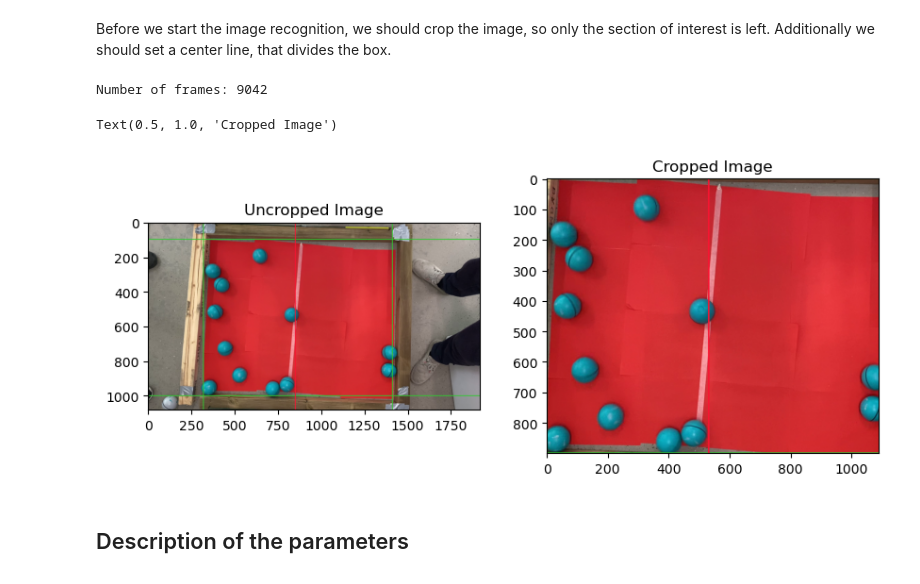
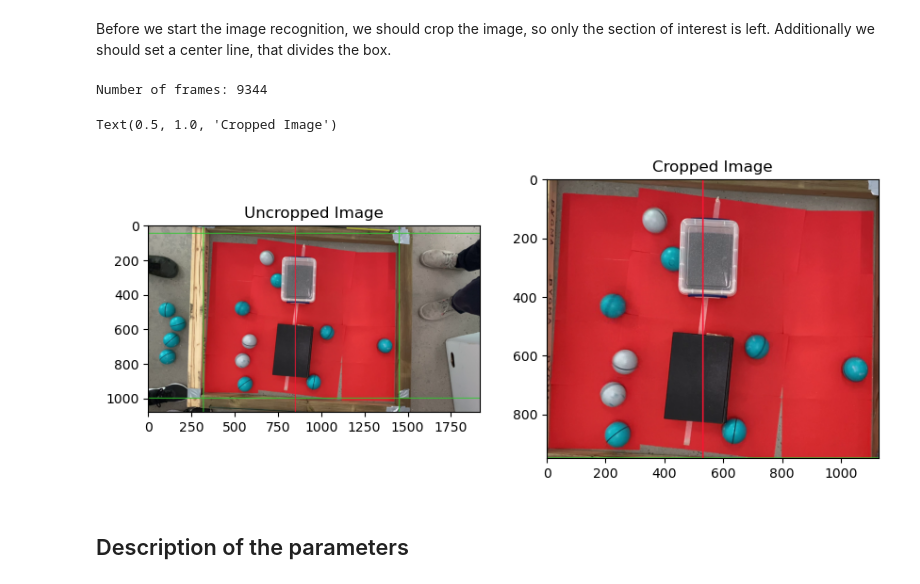
Before and after one commit to Focus9752/termo-lab, a Jupyter notebook: Den Anden Lov/Kattebolde_tælleren.ipynb, the cells around one changed output. Saved outputs shown, nothing was run; the diff lists cells and outputs as text; code cells hidden in the pictures.

```diff
--- a/Den Anden Lov/Kattebolde_tælleren.ipynb
+++ b/Den Anden Lov/Kattebolde_tælleren.ipynb
@@ -20,46 +20,47 @@ import numpy as np
 <h2> Cropping of the image
 # %% [markdown]
 Before we start the image recognition, we should crop the image, so only the section of interest is left. Additionally we should set a center line, that divides the box.
+# %%
+file = r'C:\Users\marcu\OneDrive\Documents\GitHub\termo-lab\Den Anden Lov\videoer\6_blå_3_grå_bolde.mov' # Name of the video file
+cap = cv2.VideoCapture(file) # Open the video file
+num_frames = int(cap.get(cv2.CAP_PROP_FRAME_COUNT)) # Get the number of frames in the video
+
+print('Number of frames:', num_frames)
+
+frame = 1000 # Frame to be read
+i = 1
+ret, image = cap.read() # Read the first frame When you call this, it returns the next frame that has not been returned yet
+while ret:
+    ret, image = cap.read() #It can count by itself
+    i += 1
+    if i == frame:
+        break
+cap.release() # Close the video file
+# %% [output]
+Number of frames: 9344
 # %%
-file = r'C:\Users\marcu\OneDrive\Documents\GitHub\termo-lab\Den Anden Lov\videoer\12_blå_bolde.mov' # Name of the video file
-cap = cv2.VideoCapture(file) # Open the video file
-num_frames = int(cap.get(cv2.CAP_PROP_FRAME_COUNT)) # Get the number of frames in the video
-
-print('Number of frames:', num_frames)
-
-frame = 2278 # Frame to be read
-i = 1
-ret, image = cap.read() # Read the first frame When you call this, it returns the next frame that has not been returned yet
-while ret:
-    ret, image = cap.read() #It can count by itself
-    i += 1
-    if i == frame:
-        break
-cap.release() # Close the video file
-
 # Crop the image to the region of interest
-x1,x2 = 320, 1410 # x1 and x2 are the left and right boundaries of the region of interest
-y1,y2 = 100, 1000 # y1 and y2 are the top and bottom boundaries of the region of interest
+x1,x2 = 320, 1450 # x1 and x2 are the left and right boundaries of the region of interest
+y1,y2 = 50, 1000 # y1 and y2 are the top and bottom boundaries of the region of interest
 center = 850 # Center line dividing the area into left and right lanes
 temp_image = image.copy() #Image to draw on
 image_cal = image.copy()
 # Draw the region of interest on the image
 cv2.line(temp_image, (x1,0), (x1,len(image[0])), (50, 200, 50), 4) # drawing lines
 cv2.line(temp_image, (x2,0), (x2,len(image[0])), (50, 200, 50), 4)
 cv2.line(temp_image, (0,y1), (len(image[0,:]),y1), (50, 200, 50), 4)
 cv2.line(temp_image, (0,y2), (len(image[0,:]),y2), (50, 200, 50), 4)
 cv2.line(temp_image, (center, 0), (center, len(image[0])), (50, 20, 250), 4)
 plt_image = cv2.cvtColor(temp_image, cv2.COLOR_BGR2RGB) #converting color values, to be compatiable with plt.imshow
 fig, ax = plt.subplots(1, 2, figsize=(10, 10))
 ax[0].imshow(plt_image)
 ax[0].set_title('Uncropped Image')
 img = plt_image[y1:y2, x1:x2].copy()
 ax[1].imshow(img)
 ax[1].set_title('Cropped Image')
 # %% [output]
-Number of frames: 9042
+Text(0.5, 1.0, 'Cropped Image')
-Text(0.5, 1.0, 'Cropped Image')
-[figure, old version]
+[figure, new version]
 # %% [markdown]
 <h2> Description of the parameters
 # %% [markdown]
```
Also changed, not shown: parts of 15 cells of this notebook, 5 other files.
